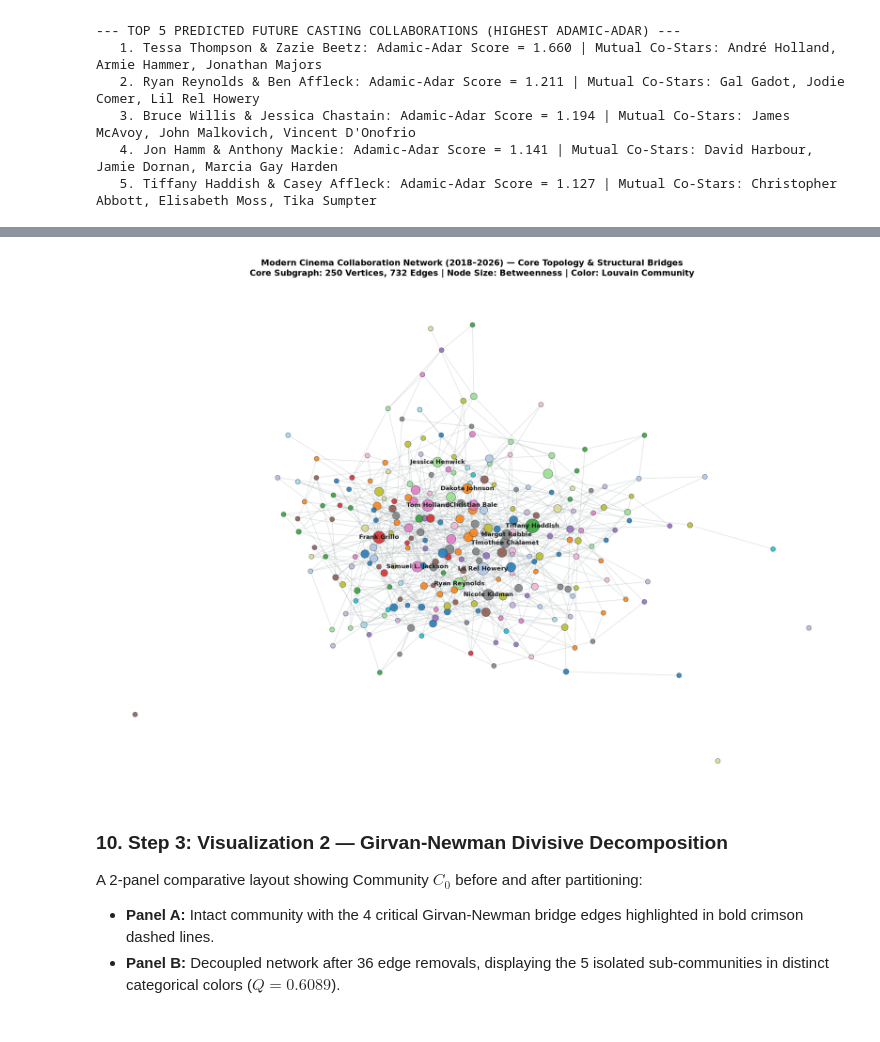
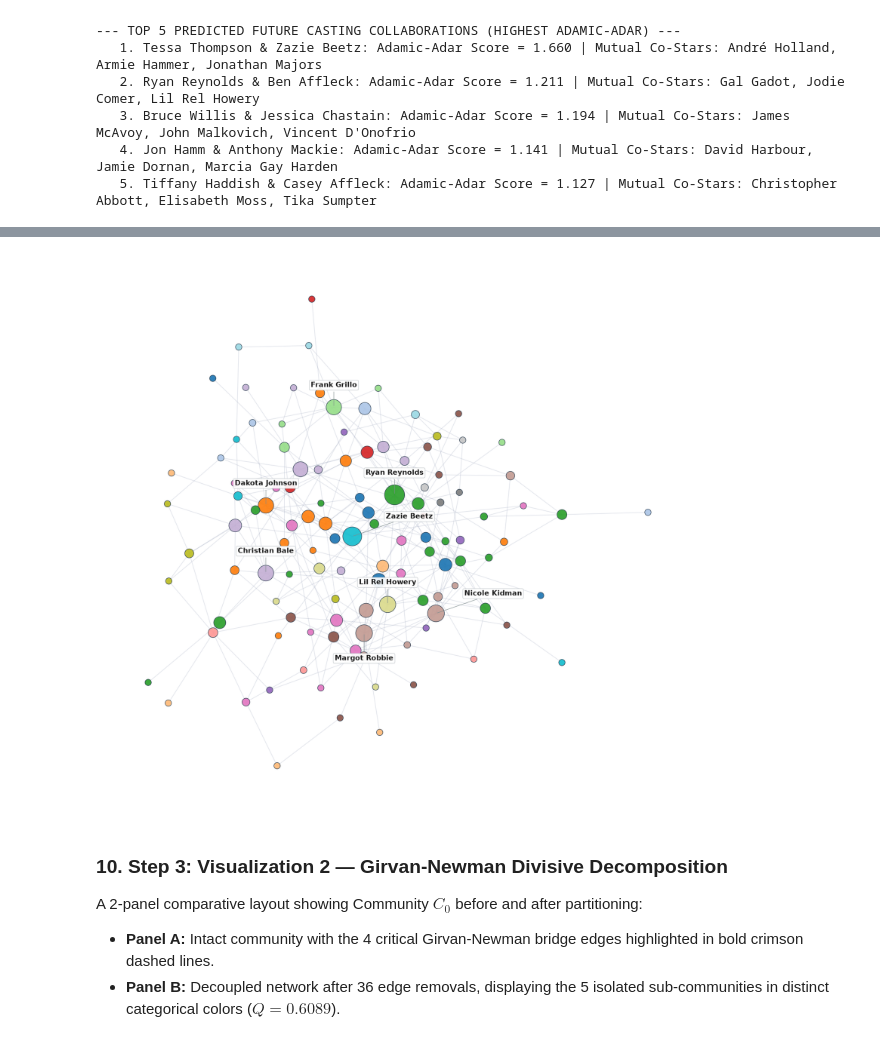
Before and after one commit to Codesmith104/CS176_Project, a Jupyter notebook: Cinema_Network_Analysis.ipynb, the cells around one changed output, grey strips where cells are left out. Saved outputs shown, nothing was run; the diff lists cells and outputs as text; code cells hidden in the pictures.

Commit message:
Sync 2018-2023 dataset provenance, rubric docstrings, connected 115-node plots, and executed notebook

```diff
--- a/Cinema_Network_Analysis.ipynb
+++ b/Cinema_Network_Analysis.ipynb
@@ -384,44 +388,75 @@ We render a high-resolution force-directed Fruchterman-Reingold spring layout of
 # %%
-core_nodes = [node for node, deg in sorted(gcc.degree(), key=lambda x: x[1], reverse=True)[:250]]
-core_subgraph = gcc.subgraph(core_nodes).copy()
+def place_non_overlapping_labels(ax, pos, names, font_size=8.5, base_dy=0.05, min_dx=0.22, min_dy=0.09):
+    """Place deterministic non-overlapping rounded pill annotations with leader lines."""
+    xs = [p[0] for p in pos.values()]
+    ys = [p[1] for p in pos.values()]
+    cx, cy = float(np.mean(xs)), float(np.mean(ys))
+    placed = []
+    candidate_offsets = [
+        (0.0, base_dy), (0.0, -base_dy * 1.15),
+        (min_dx * 0.65, base_dy * 0.9), (-min_dx * 0.65, base_dy * 0.9),
+        (min_dx * 0.65, -base_dy * 1.1), (-min_dx * 0.65, -base_dy * 1.1),
+        (min_dx * 0.95, 0.0), (-min_dx * 0.95, 0.0),
+        (0.0, base_dy * 2.1), (0.0, -base_dy * 2.2),
+        (min_dx * 0.9, base_dy * 1.8), (-min_dx * 0.9, base_dy * 1.8),
+    ]
+    for name in sorted(names):
+        nx_pos, ny_pos = pos[name]
+        best_xy = (nx_pos, ny_pos + base_dy)
+        for scale in (1.0, 1.45, 1.95):
+            found_slot = False
+            for ox, oy in candidate_offsets:
+                cand_x, cand_y = nx_pos + ox * scale, ny_pos + oy * scale
+                if not any(abs(cand_x - px) < min_dx and abs(cand_y - py) < min_dy for px, py in placed):
+                    best_xy = (cand_x, cand_y)
+                    found_slot = True
+                    break
+            if found_slot:
+                break
+        else:
+            dx, dy = nx_pos - cx, ny_pos - cy
+            norm = max(np.hypot(dx, dy), 1e-6)
+            best_xy = (nx_pos + (dx / norm) * min_dx * 0.9, ny_pos + (dy / norm) * min_dy * 1.4)
+        placed.append(best_xy)
+        ax.annotate(
+            name, xy=(nx_pos, ny_pos), xytext=best_xy,
+            fontsize=font_size, fontweight="bold", ha="center", va="center", color="#1a1a1a",
+            arrowprops=dict(arrowstyle="-", color="#7f8c8d", lw=0.75, alpha=0.8),
+            bbox=dict(boxstyle="round,pad=0.22", facecolor="white", edgecolor="#bdc3c7", alpha=0.92, linewidth=0.6),
+            zorder=5,
+        )
 
-node_to_comm = {}
-for comm_id, c in enumerate(comms):
-    for node in c:
-        node_to_comm[node] = comm_id
+top_degree_nodes = [node for node, _ in sorted(gcc.degree(), key=lambda x: x[1], reverse=True)[:TOP_CORE_DEGREE_POOL]]
+core_raw = gcc.subgraph(top_degree_nodes).copy()
+core_gcc_nodes = max(nx.connected_components(core_raw), key=len)
+core_subgraph = core_raw.subgraph(core_gcc_nodes).copy()
 
+node_to_comm = {node: cid for cid, c in enumerate(comms) for node in c}
 core_bc = nx.betweenness_centrality(core_subgraph)
-node_sizes = [max(40, core_bc[n] * 6000) for n in core_subgraph.nodes()]
-node_colors = [node_to_comm.get(n, 0) % 16 for n in core_subgraph.nodes()]
+node_sizes = [max(75, core_bc[n] * 7000) for n in core_subgraph.nodes()]
+node_colors = [node_to_comm.get(n, 0) % 20 for n in core_subgraph.nodes()]
 
-plt.figure(figsize=(14, 10), dpi=150)
-pos = nx.spring_layout(core_subgraph, seed=42, k=0.18, iterations=50)
+fig, ax = plt.subplots(figsize=(11.5, 10.5), dpi=150)
+pos = nx.spring_layout(core_subgraph, seed=RANDOM_SEED, k=0.42, iterations=180)
+ax.set_aspect("equal")
 
-nx.draw_networkx_edges(core_subgraph, pos, alpha=0.25, edge_color="#7f8c8d", width=0.8)
+nx.draw_networkx_edges(core_subgraph, pos, ax=ax, alpha=0.22, edge_color="#8892b0", width=0.95)
 nx.draw_networkx_nodes(
-    core_subgraph, pos,
-    node_size=node_sizes,
-    node_color=node_colors,
-    cmap=plt.cm.tab20,
-    alpha=0.85,
-    edgecolors="#2c3e50",
-    linewidths=0.5
+    core_subgraph, pos, ax=ax, node_size=node_sizes, node_color=node_colors,
+    cmap=plt.cm.tab20, alpha=0.92, edgecolors="#2c3e50", linewidths=0.7
 )
 
-top_labeled = sorted(core_bc.items(), key=lambda x: x[1], reverse=True)[:12]
-labels = {n: n for n, _ in top_labeled}
-nx.draw_networkx_labels(core_subgraph, pos, labels=labels, font_size=8, font_weight="bold", font_color="#1a1a1a")
+top_labeled = [n for n, _ in sorted(core_bc.items(), key=lambda x: x[1], reverse=True)[:8]]
+place_non_overlapping_labels(ax, pos, top_labeled, font_size=9.5, base_dy=0.075, min_dx=0.30, min_dy=0.11)
 
-plt.title(
-    "Modern Cinema Collaboration Network (2018–2026) — Core Topology & Structural Bridges\n"
-    f"Core Subgraph: {core_subgraph.number_of_nodes()} Vertices, {core_subgraph.number_of_edges()} Edges | Node Size: Betweenness | Color: Louvain Community",
-    fontsize=11, fontweight="bold", pad=12
-)
-plt.axis("off")
-plt.tight_layout()
+xs, ys = [p[0] for p in pos.values()], [p[1] for p in pos.values()]
+ax.set_xlim(min(xs) - 0.16, max(xs) + 0.16)
+ax.set_ylim(min(ys) - 0.14, max(ys) + 0.14)
+ax.axis("off")
+plt.tight_layout(pad=0.3)
 plt.show()
 # %% [output]
-[figure, old version]
+[figure, new version]
 # %% [markdown]
 ### 10. Step 3: Visualization 2 — Girvan-Newman Divisive Decomposition
 A 2-panel comparative layout showing Community $C_0$ before and after partitioning:
```
Also changed, not shown: parts of 11 cells of this notebook, 6 other files.
